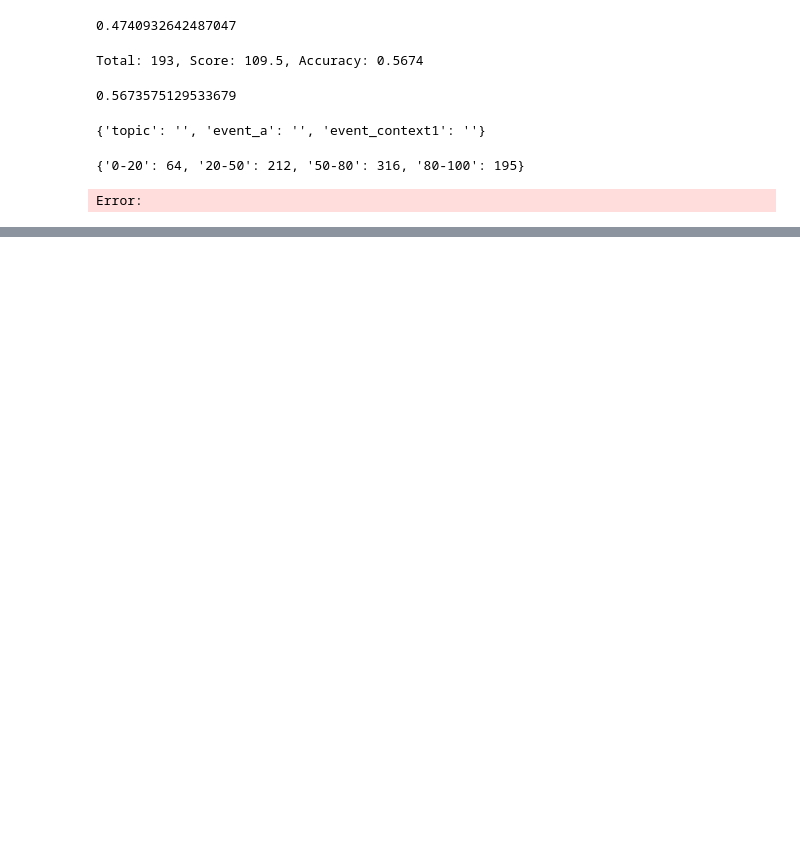
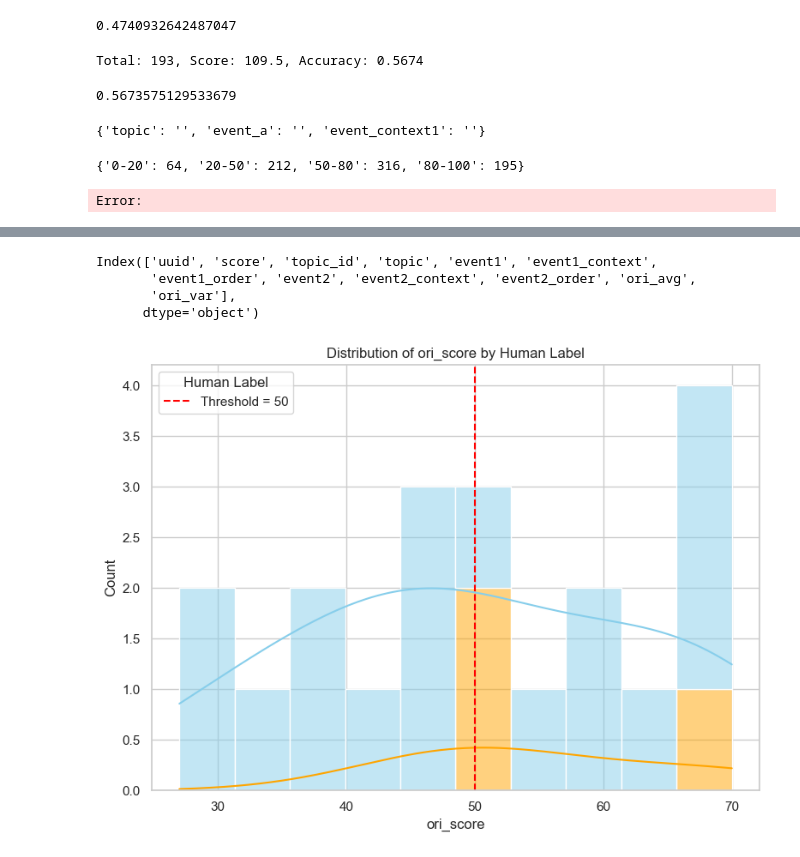
Before and after one commit to Sooo66/why-it-happened, a Jupyter notebook: src/a.ipynb, the cells around one changed output, grey strips where cells are left out. Drawn from its saved outputs; the diff is of its cells as text; code cells hidden in the pictures; blank space fills up the shorter version.

```diff
--- a/src/a.ipynb
+++ b/src/a.ipynb
@@ -165,0 +252,46 @@ Error:
+# %%
+import pandas as pd
+import seaborn as sns
+import matplotlib.pyplot as plt
+
+# 读取数据
+a = pd.read_json('../sample_data/submission_g500.jsonl', lines=True)
+b = pd.read_json('../sample_data/verify_data_g500.jsonl', lines=True)
+
+# 合并数据
+df = pd.merge(a, b, on='uuid')
+print(df.columns)
+
+# 设置绘图风格
+sns.set(style='whitegrid')
+
+# 绘制分布图
+plt.figure(figsize=(8, 6))
+sns.histplot(
+    data=df,
+    x='ori_avg',
+    hue='score',
+    bins=10,
+    kde=True,
+    palette={0: 'skyblue', 1: 'orange'},
+    multiple="stack"  # 你也可以改成 'dodge' 分开堆叠
+)
+
+# 添加阈值线
+plt.axvline(50, color='red', linestyle='--', label='Threshold = 50')
+
+# 标题与图例
+plt.title("Distribution of ori_score by Human Label")
+plt.xlabel("ori_score")
+plt.ylabel("Count")
+plt.legend(title='Human Label')
+plt.tight_layout()
+
+# 显示图形
+plt.show()
+# %% [output]
+Index(['uuid', 'score', 'topic_id', 'topic', 'event1', 'event1_context',
+       'event1_order', 'event2', 'event2_context', 'event2_order', 'ori_avg',
+       'ori_var'],
+      dtype='object')
+[figure, added]
```
Also changed, not shown: parts of 18 cells of this notebook, 35 other files.
